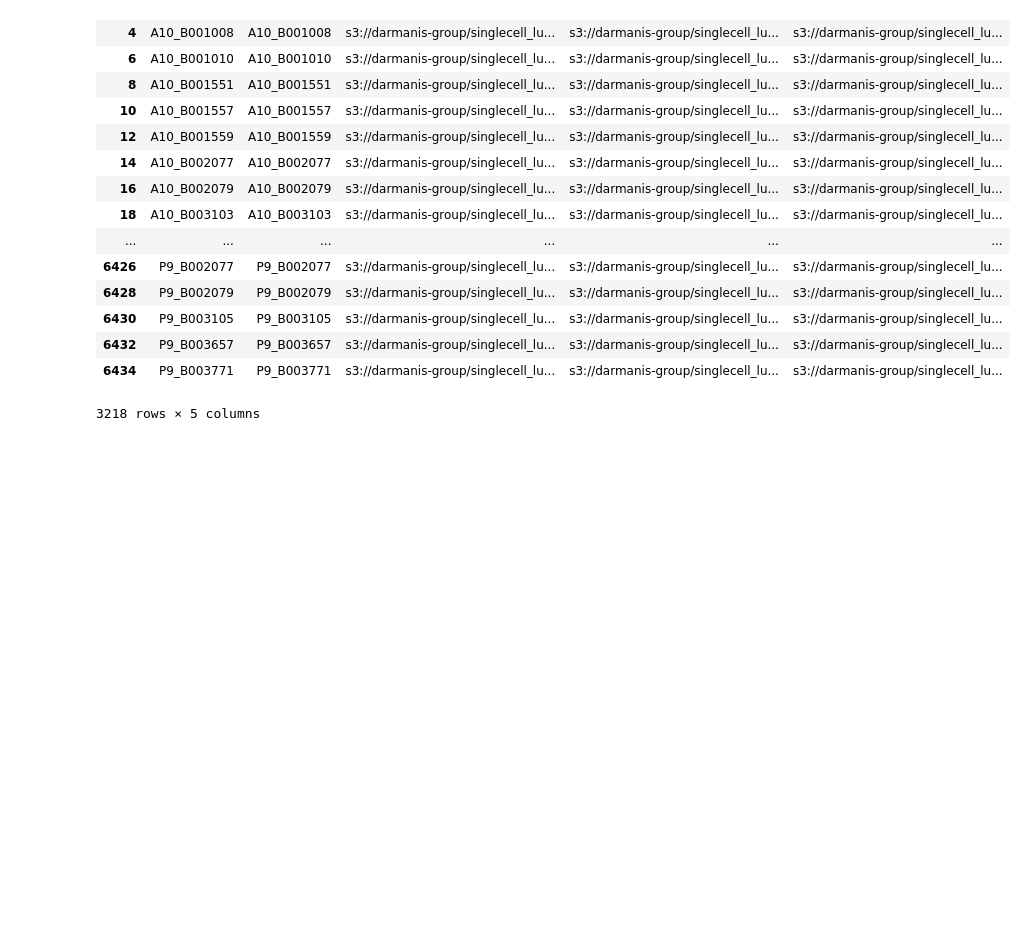
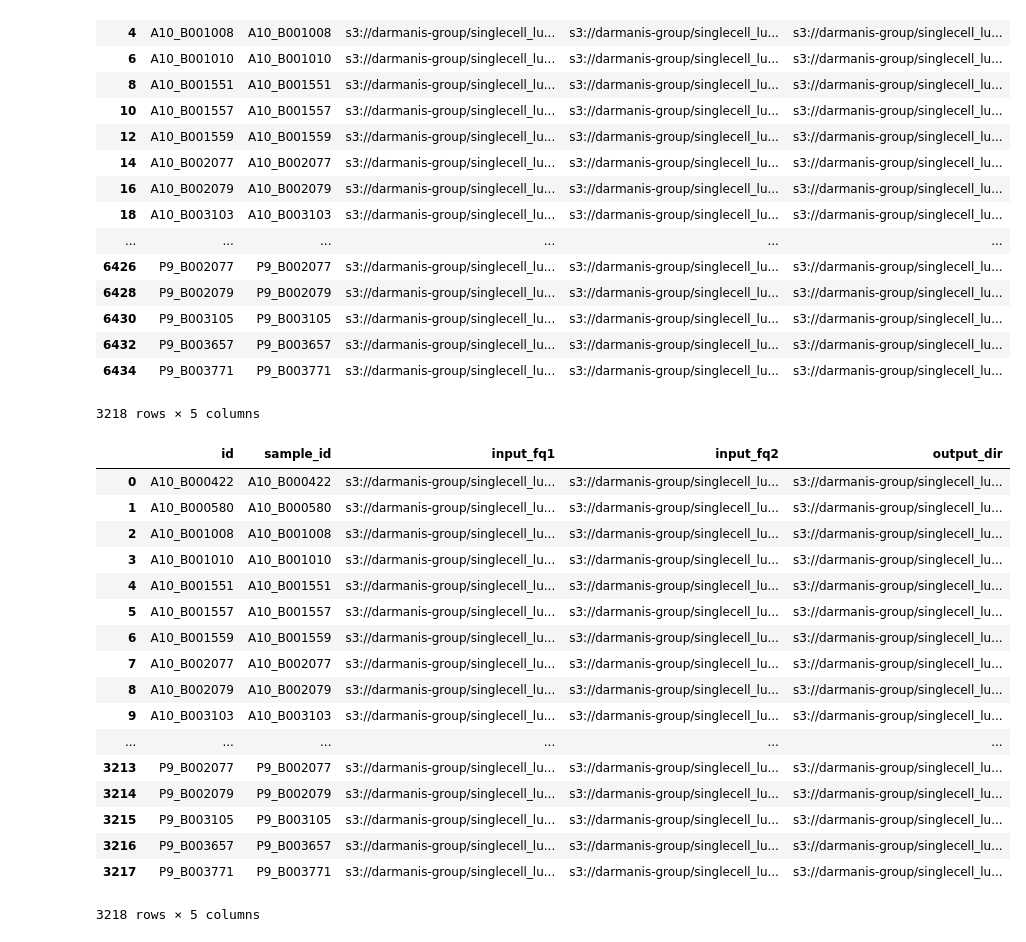
Before and after one commit to czbiohub/TCR_assembly_pipeline, a Jupyter notebook: py_notebooks/getRemainingCellNames.ipynb, the cells around one changed output. Drawn from its saved outputs; the diff is of its cells as text; code cells hidden in the pictures; blank space fills up the shorter version.

```diff
--- a/py_notebooks/getRemainingCellNames.ipynb
+++ b/py_notebooks/getRemainingCellNames.ipynb
@@ -521,0 +524,22 @@ sfinal = s.drop_duplicates()
+# %%
+s['output_dir'] = 's3://darmanis-group/singlecell_lungadeno/immune/immune_fastqs_9.27/trinity_out/'
+s
+# %% [output]
+|  | id | sample_id | input_fq1 | input_fq2 | output_dir |
+| 0 | A10_B000422 | A10_B000422 | s3://darmanis-group/singlecell_lu... | s3://darmanis-group/singlecell_lu... | s3://darmanis-group/singlecell_lu... |
+| 1 | A10_B000580 | A10_B000580 | s3://darmanis-group/singlecell_lu... | s3://darmanis-group/singlecell_lu... | s3://darmanis-group/singlecell_lu... |
+| 2 | A10_B001008 | A10_B001008 | s3://darmanis-group/singlecell_lu... | s3://darmanis-group/singlecell_lu... | s3://darmanis-group/singlecell_lu... |
+| 3 | A10_B001010 | A10_B001010 | s3://darmanis-group/singlecell_lu... | s3://darmanis-group/singlecell_lu... | s3://darmanis-group/singlecell_lu... |
+| 4 | A10_B001551 | A10_B001551 | s3://darmanis-group/singlecell_lu... | s3://darmanis-group/singlecell_lu... | s3://darmanis-group/singlecell_lu... |
+| 5 | A10_B001557 | A10_B001557 | s3://darmanis-group/singlecell_lu... | s3://darmanis-group/singlecell_lu... | s3://darmanis-group/singlecell_lu... |
+| 6 | A10_B001559 | A10_B001559 | s3://darmanis-group/singlecell_lu... | s3://darmanis-group/singlecell_lu... | s3://darmanis-group/singlecell_lu... |
+| 7 | A10_B002077 | A10_B002077 | s3://darmanis-group/singlecell_lu... | s3://darmanis-group/singlecell_lu... | s3://darmanis-group/singlecell_lu... |
+| 8 | A10_B002079 | A10_B002079 | s3://darmanis-group/singlecell_lu... | s3://darmanis-group/singlecell_lu... | s3://darmanis-group/singlecell_lu... |
+| 9 | A10_B003103 | A10_B003103 | s3://darmanis-group/singlecell_lu... | s3://darmanis-group/singlecell_lu... | s3://darmanis-group/singlecell_lu... |
+| ... | ... | ... | ... | ... | ... |
+| 3213 | P9_B002077 | P9_B002077 | s3://darmanis-group/singlecell_lu... | s3://darmanis-group/singlecell_lu... | s3://darmanis-group/singlecell_lu... |
+| 3214 | P9_B002079 | P9_B002079 | s3://darmanis-group/singlecell_lu... | s3://darmanis-group/singlecell_lu... | s3://darmanis-group/singlecell_lu... |
+| 3215 | P9_B003105 | P9_B003105 | s3://darmanis-group/singlecell_lu... | s3://darmanis-group/singlecell_lu... | s3://darmanis-group/singlecell_lu... |
+| 3216 | P9_B003657 | P9_B003657 | s3://darmanis-group/singlecell_lu... | s3://darmanis-group/singlecell_lu... | s3://darmanis-group/singlecell_lu... |
+| 3217 | P9_B003771 | P9_B003771 | s3://darmanis-group/singlecell_lu... | s3://darmanis-group/singlecell_lu... | s3://darmanis-group/singlecell_lu... |
+3218 rows × 5 columns
```
Also changed, not shown: parts of 5 cells of this notebook, 2 other files.
